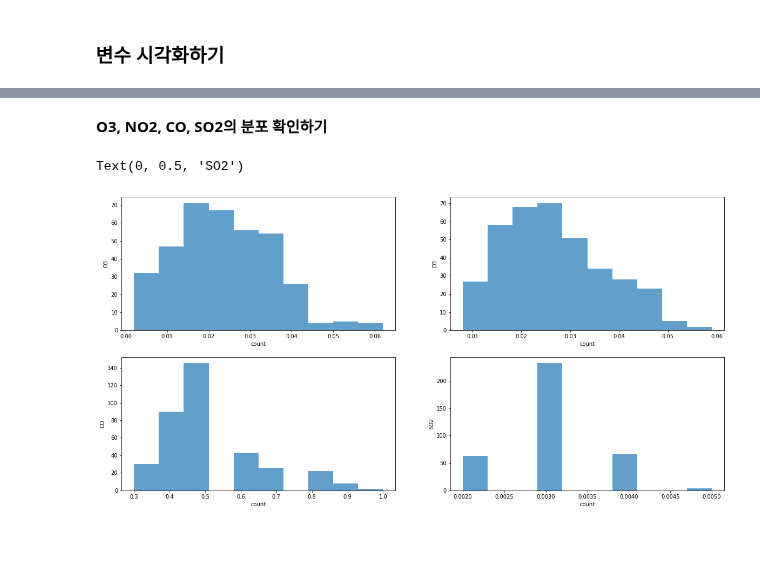
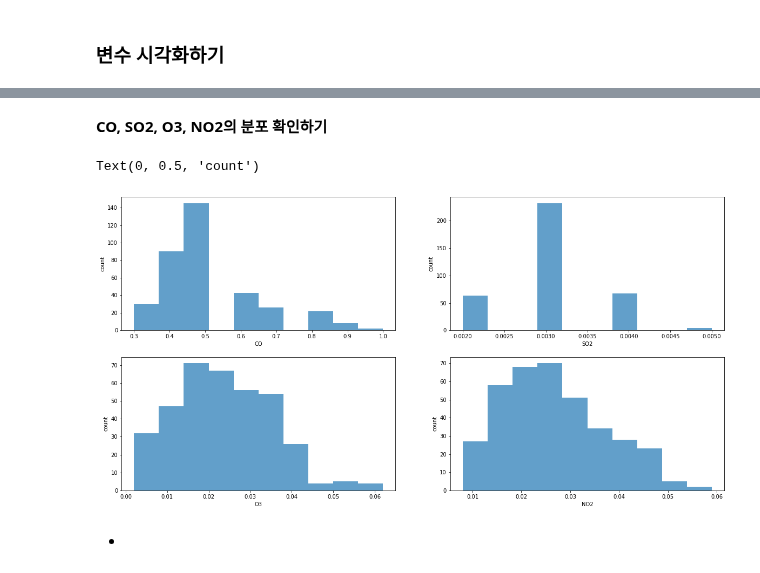
Before and after one commit to mjiii25/posco-academy, a Jupyter notebook: Big-Data/Assignment-1/vitalfew-graph.ipynb, the cells around one changed output, grey strips where cells are left out. Saved outputs shown, nothing was run; the diff lists cells and outputs as text; code cells hidden in the pictures; blank space fills up the shorter version.

```diff
--- a/Big-Data/Assignment-1/vitalfew-graph.ipynb
+++ b/Big-Data/Assignment-1/vitalfew-graph.ipynb
@@ -169,23 +209,25 @@ array([[ 2.56261587, -0.56709216, -0.10286532, ..., -1.32764173,
 # %% [markdown]
-**O3, NO2, CO, SO2의 분포 확인하기**
+**CO, SO2, O3, NO2의 분포 확인하기**
 # %%
 fig, axes = plt.subplots(2, 2, figsize = (20,10))
 
-axes[0,0].hist(df_raw_x['O3'], label = 'O3', alpha = 0.7)
-axes[0,0].set_xlabel('count')
-axes[0,0].set_ylabel('O3')
+axes[0,0].hist(df_raw_x['CO'], label = 'CO', alpha = 0.7)
+axes[0,0].set_xlabel('CO')
+axes[0,0].set_ylabel('count')
 
-axes[0,1].hist(df_raw_x['NO2'], label = 'NO2', alpha = 0.7)
-axes[0,1].set_xlabel('count')
-axes[0,1].set_ylabel('O3')
+axes[0,1].hist(df_raw_x['SO2'], label = 'SO2', alpha = 0.7)
+axes[0,1].set_xlabel('SO2')
+axes[0,1].set_ylabel('count')
 
-axes[1,0].hist(df_raw_x['CO'], label = 'CO', alpha = 0.7)
-axes[1,0].set_xlabel('count')
-axes[1,0].set_ylabel('CO')
+axes[1,0].hist(df_raw_x['O3'], label = 'O3', alpha = 0.7)
+axes[1,0].set_xlabel('O3')
+axes[1,0].set_ylabel('count')
 
-axes[1,1].hist(df_raw_x['SO2'], label = 'SO2', alpha = 0.7)
-axes[1,1].set_xlabel('count')
-axes[1,1].set_ylabel('SO2')
+axes[1,1].hist(df_raw_x['NO2'], label = 'NO2', alpha = 0.7)
+axes[1,1].set_xlabel('NO2')
+axes[1,1].set_ylabel('count')
 # %% [output]
-Text(0, 0.5, 'SO2')
+Text(0, 0.5, 'count')
-[figure, old version]
+[figure, new version]
+# %% [markdown]
+-
```
Also changed, not shown: parts of 10 cells of this notebook.
